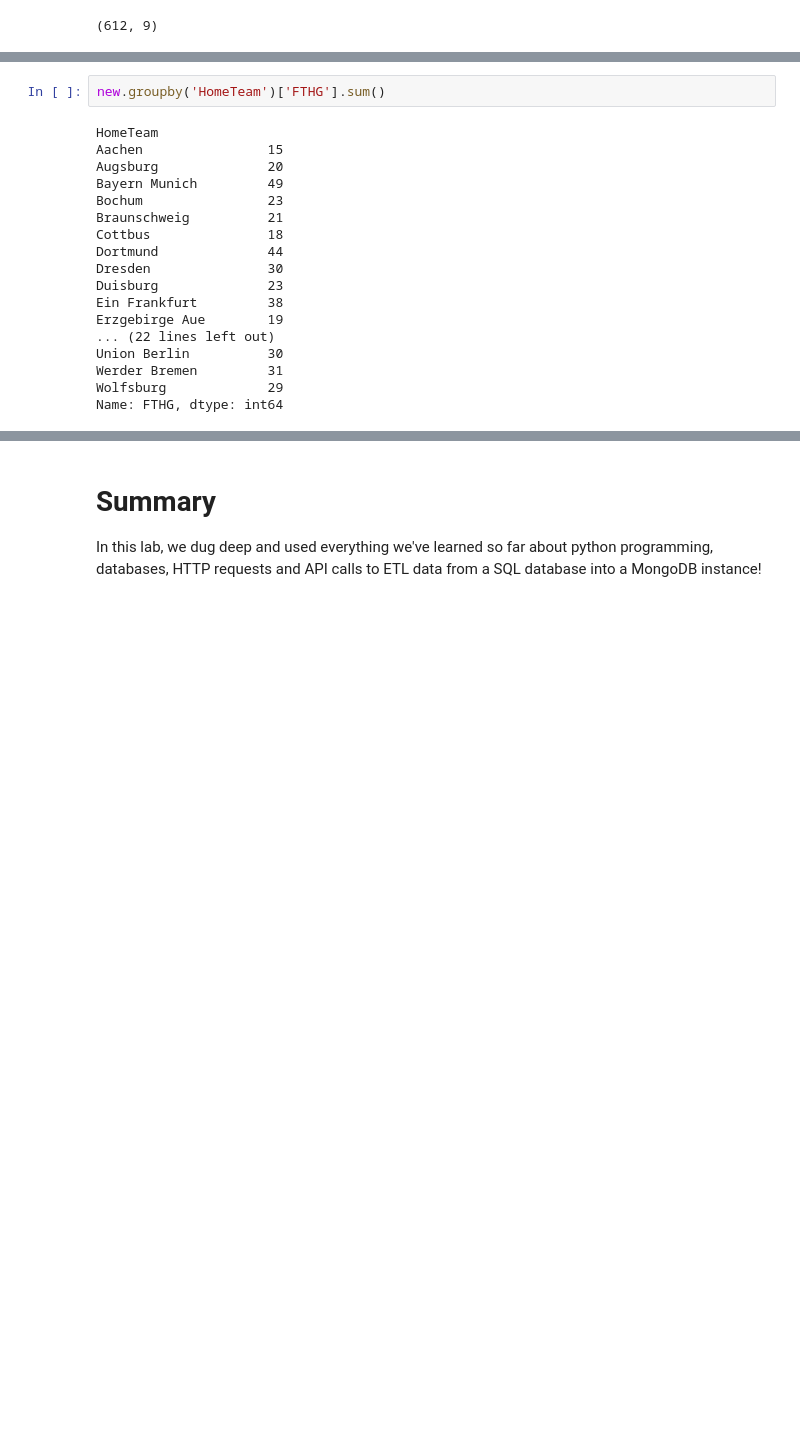
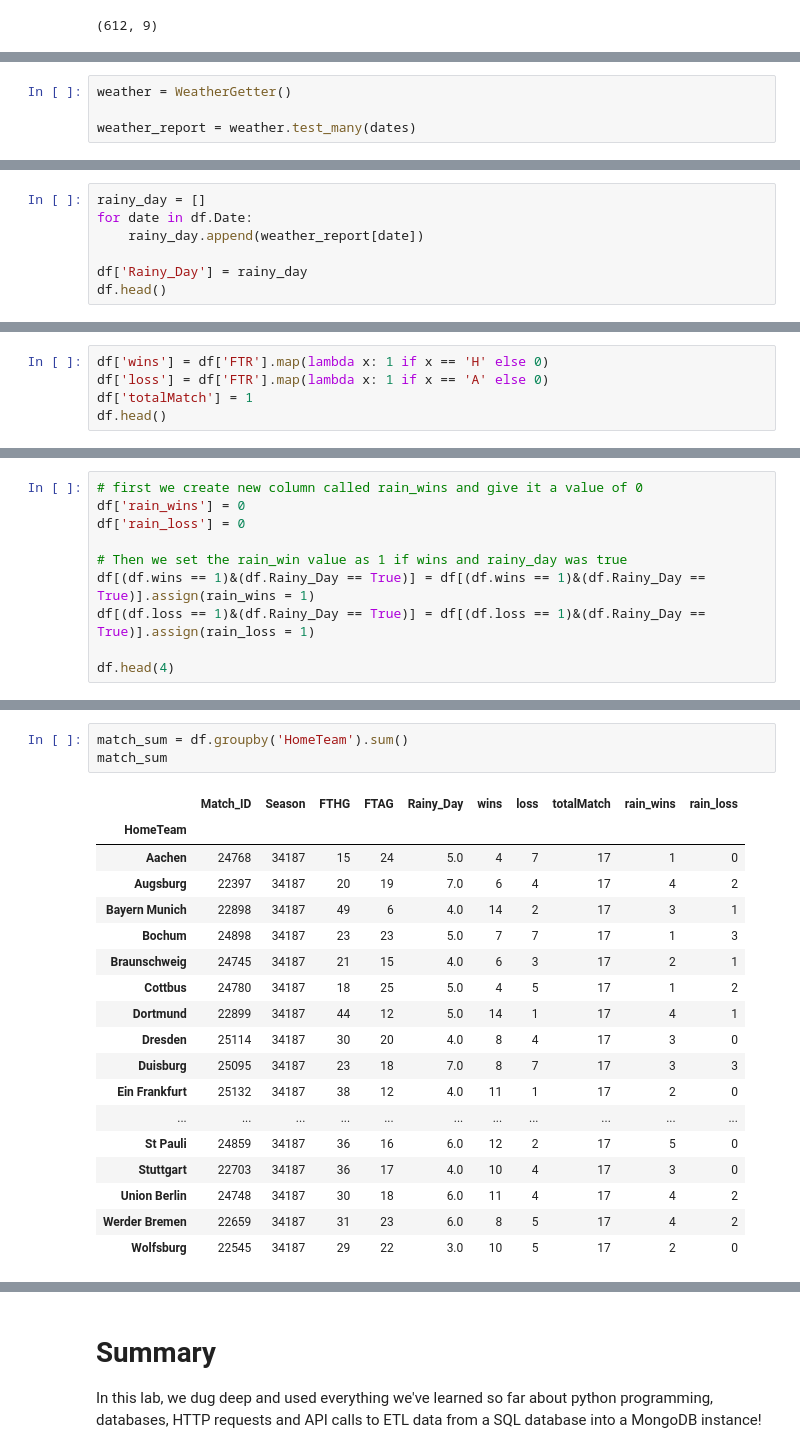
Before and after one commit to AkulAshray/london-ds-100719-M2-project-template, a Jupyter notebook: index.ipynb, the cells around one changed output, grey strips where cells are left out. Saved outputs shown, nothing was run; the diff lists cells and outputs as text; blank space fills up the shorter version.

```diff
--- a/index.ipynb
+++ b/index.ipynb
@@ -142,0 +106,4 @@ new.head()
+# %%
+weather = WeatherGetter()
+
+weather_report = weather.test_many(dates)
@@ -142,0 +120,7 @@ new.head()
+# %%
+rainy_day = []
+for date in df.Date:
+    rainy_day.append(weather_report[date])
+
+df['Rainy_Day'] = rainy_day
+df.head()
@@ -142,0 +134,5 @@ new.head()
+# %%
+df['wins'] = df['FTR'].map(lambda x: 1 if x == 'H' else 0)
+df['loss'] = df['FTR'].map(lambda x: 1 if x == 'A' else 0)
+df['totalMatch'] = 1
+df.head()
@@ -142,0 +146,10 @@ new.head()
+# %%
+# first we create new column called rain_wins and give it a value of 0
+df['rain_wins'] = 0
+df['rain_loss'] = 0
+
+# Then we set the rain_win value as 1 if wins and rainy_day was true
+df[(df.wins == 1)&(df.Rainy_Day == True)] = df[(df.wins == 1)&(df.Rainy_Day == True)].assign(rain_wins = 1)
+df[(df.loss == 1)&(df.Rainy_Day == True)] = df[(df.loss == 1)&(df.Rainy_Day == True)].assign(rain_loss = 1)
+
+df.head(4)
@@ -143,20 +162,22 @@ new.head()
 # %%
-new.groupby('HomeTeam')['FTHG'].sum()
+match_sum = df.groupby('HomeTeam').sum()
+match_sum
 # %% [output]
-HomeTeam
-Aachen                15
-Augsburg              20
-Bayern Munich         49
-Bochum                23
-Braunschweig          21
-Cottbus               18
-Dortmund              44
-Dresden               30
-Duisburg              23
-Ein Frankfurt         38
-Erzgebirge Aue        19
-... (22 lines left out)
-Union Berlin          30
-Werder Bremen         31
-Wolfsburg             29
-Name: FTHG, dtype: int64
+|  | Match_ID | Season | FTHG | FTAG | Rainy_Day | wins | loss | totalMatch | rain_wins | rain_loss |
+| HomeTeam |  |  |  |  |  |  |  |  |  |  |
+| Aachen | 24768 | 34187 | 15 | 24 | 5.0 | 4 | 7 | 17 | 1 | 0 |
+| Augsburg | 22397 | 34187 | 20 | 19 | 7.0 | 6 | 4 | 17 | 4 | 2 |
+| Bayern Munich | 22898 | 34187 | 49 | 6 | 4.0 | 14 | 2 | 17 | 3 | 1 |
+| Bochum | 24898 | 34187 | 23 | 23 | 5.0 | 7 | 7 | 17 | 1 | 3 |
+| Braunschweig | 24745 | 34187 | 21 | 15 | 4.0 | 6 | 3 | 17 | 2 | 1 |
+| Cottbus | 24780 | 34187 | 18 | 25 | 5.0 | 4 | 5 | 17 | 1 | 2 |
+| Dortmund | 22899 | 34187 | 44 | 12 | 5.0 | 14 | 1 | 17 | 4 | 1 |
+| Dresden | 25114 | 34187 | 30 | 20 | 4.0 | 8 | 4 | 17 | 3 | 0 |
+| Duisburg | 25095 | 34187 | 23 | 18 | 7.0 | 8 | 7 | 17 | 3 | 3 |
+| Ein Frankfurt | 25132 | 34187 | 38 | 12 | 4.0 | 11 | 1 | 17 | 2 | 0 |
+| ... | ... | ... | ... | ... | ... | ... | ... | ... | ... | ... |
+| St Pauli | 24859 | 34187 | 36 | 16 | 6.0 | 12 | 2 | 17 | 5 | 0 |
+| Stuttgart | 22703 | 34187 | 36 | 17 | 4.0 | 10 | 4 | 17 | 3 | 0 |
+| Union Berlin | 24748 | 34187 | 30 | 18 | 6.0 | 11 | 4 | 17 | 4 | 2 |
+| Werder Bremen | 22659 | 34187 | 31 | 23 | 6.0 | 8 | 5 | 17 | 4 | 2 |
+| Wolfsburg | 22545 | 34187 | 29 | 22 | 3.0 | 10 | 5 | 17 | 2 | 0 |
```
Also changed, not shown: parts of 22 cells of this notebook, 2 other files.
